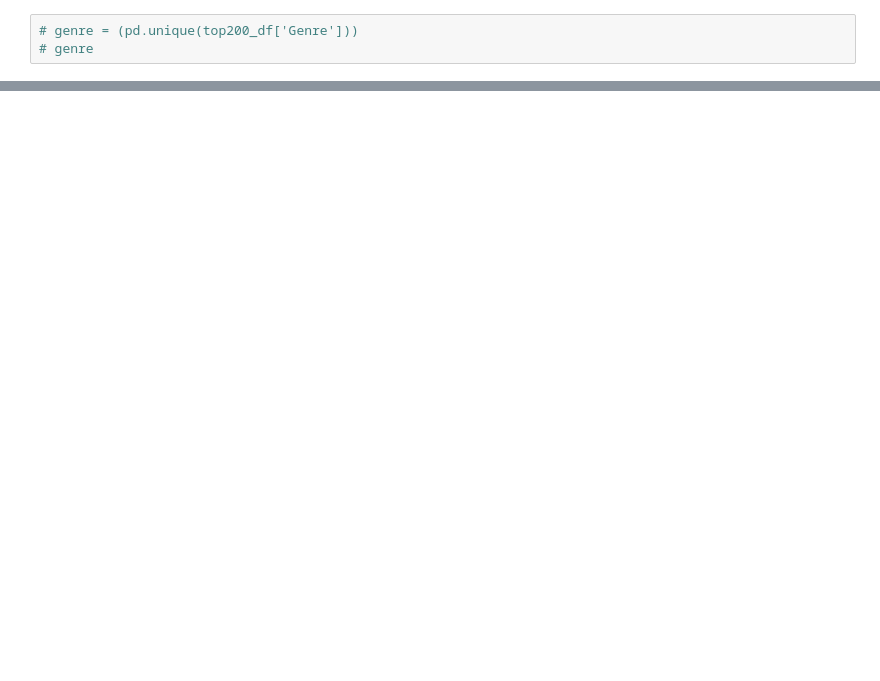
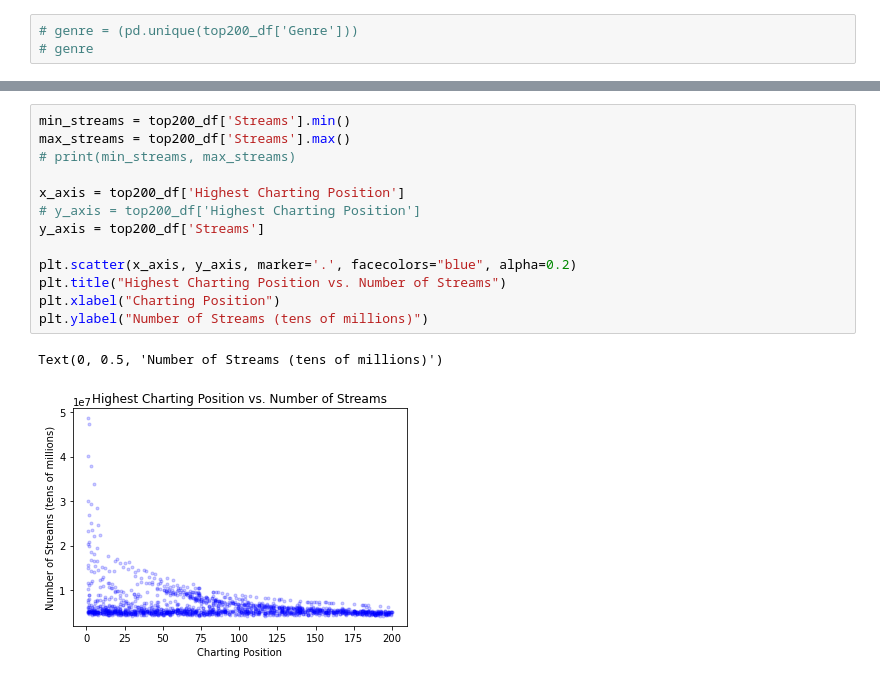
Before and after one commit to saharthejamal/project_one, a Jupyter notebook: Alexis_code.ipynb, the cells around one changed output, grey strips where cells are left out. Cells and saved outputs as stored; diff of their text form; blank space fills up the shorter version.

```diff
--- a/Alexis_code.ipynb
+++ b/Alexis_code.ipynb
@@ -115,0 +298,16 @@ print(min_streams, max_streams)
+# %%
+min_streams = top200_df['Streams'].min()
+max_streams = top200_df['Streams'].max()
+# print(min_streams, max_streams)
+
+x_axis = top200_df['Highest Charting Position']
+# y_axis = top200_df['Highest Charting Position']
+y_axis = top200_df['Streams']
+
+plt.scatter(x_axis, y_axis, marker='.', facecolors="blue", alpha=0.2)
+plt.title("Highest Charting Position vs. Number of Streams")
+plt.xlabel("Charting Position")
+plt.ylabel("Number of Streams (tens of millions)")
+# %% [output]
+Text(0, 0.5, 'Number of Streams (tens of millions)')
+[figure, added]
```
Also changed, not shown: parts of 14 cells of this notebook.
